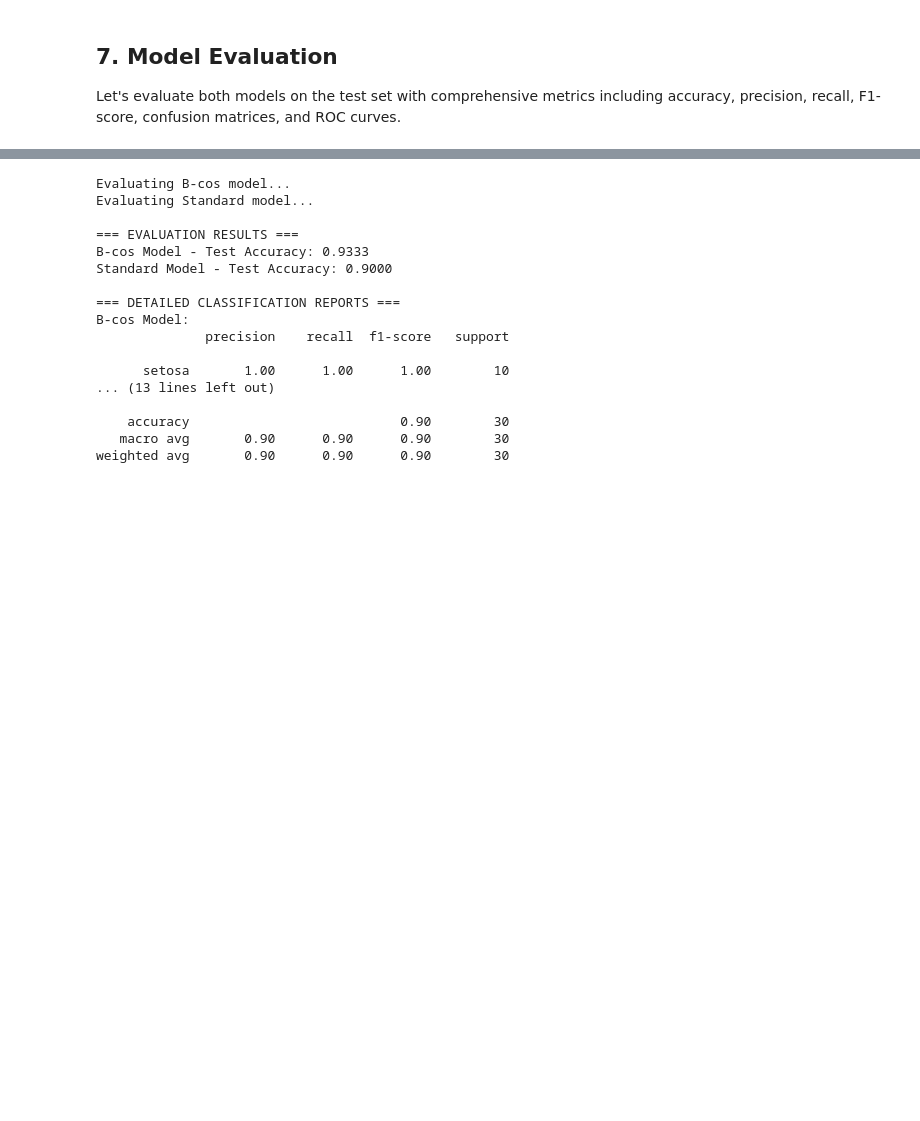
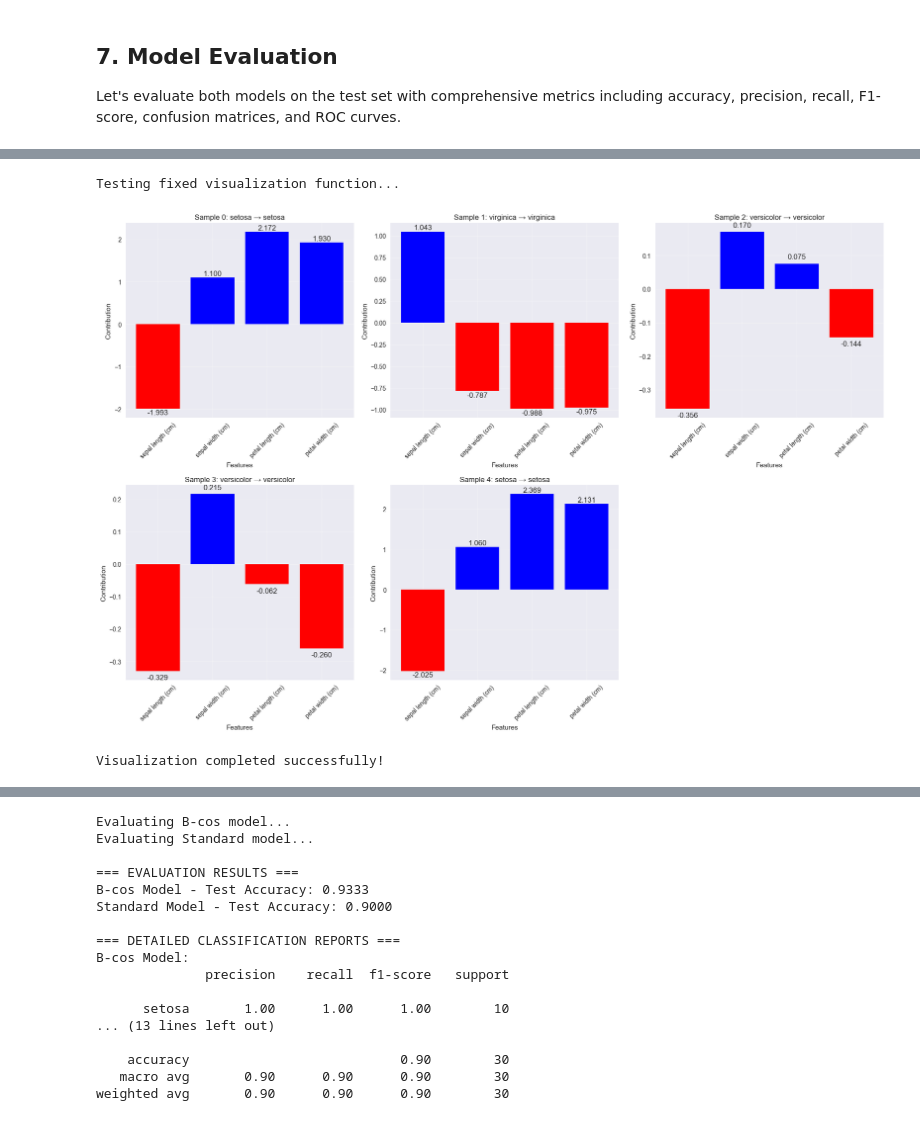
Before and after one commit to jana0601/B-cos-Explainable-AI-on-Iris-Dataset, a Jupyter notebook: iris_bcos_explainability.ipynb, the cells around one changed output, grey strips where cells are left out. Saved outputs shown, nothing was run; the diff lists cells and outputs as text; code cells hidden in the pictures; blank space fills up the shorter version.

```diff
--- a/iris_bcos_explainability.ipynb
+++ b/iris_bcos_explainability.ipynb
@@ -534,0 +626,58 @@ print(f"Standard faithfulness: {standard_metrics['faithfulness']:.4f}")
+# %%
+# FIXED visualization function to avoid shape mismatch
+def visualize_feature_contributions_fixed(explanations, feature_names):
+    """
+    Visualize feature contributions for multiple samples - FIXED VERSION
+    """
+    num_samples = len(explanations)
+    fig, axes = plt.subplots(2, 3, figsize=(18, 12))
+    axes = axes.flatten()
+
+    species_names = {0: 'setosa', 1: 'versicolor', 2: 'virginica'}
+
+    for i, (idx, explanation) in enumerate(explanations.items()):
+        if i >= 6:  # Limit to 6 samples for visualization
+            break
+
+        # Get input feature contributions (first layer) - should be 4 elements
+        layer1_contrib = explanation['layer_explanations']['layer1'][0].numpy()
+
+        # Ensure we only use the first 4 elements (input features)
+        if len(layer1_contrib) > 4:
+            layer1_contrib = layer1_contrib[:4]
+
+        # Create bar plot with correct dimensions
+        bars = axes[i].bar(range(len(feature_names)), layer1_contrib,
+                          color=['red' if x < 0 else 'blue' for x in layer1_contrib])
+        axes[i].set_title(f'Sample {idx}: {species_names[explanation["true_label"]]} → {species_names[explanation["predicted_class"]]}')
+        axes[i].set_xlabel('Features')
+        axes[i].set_ylabel('Contribution')
+        axes[i].set_xticks(range(len(feature_names)))
+        axes[i].set_xticklabels(feature_names, rotation=45)
+        axes[i].grid(True, alpha=0.3)
+
+        # Add value labels on bars
+        for bar, value in zip(bars, layer1_contrib):
+            height = bar.get_height()
+            axes[i].text(bar.get_x() + bar.get_width()/2., height + (0.01 if height >= 0 else -0.01),
+                        f'{value:.3f}', ha='center', va='bottom' if height >= 0 else 'top')
+
+    # Hide unused subplots
+    for i in range(len(explanations), 6):
+        axes[i].set_visible(False)
+
+    plt.tight_layout()
+    plt.show()
+
+# Test the fixed visualization function
+print("Testing fixed visualization function...")
+try:
+    visualize_feature_contributions_fixed(bcos_explanations, iris.feature_names)
+    print("Visualization completed successfully!")
+except Exception as e:
+    print(f"Error in visualization: {e}")
+    print("This might be because bcos_explanations is not defined yet.")
+# %% [output]
+Testing fixed visualization function...
+[figure, added]
+Visualization completed successfully!
```
Also changed, not shown: parts of 11 cells of this notebook.
